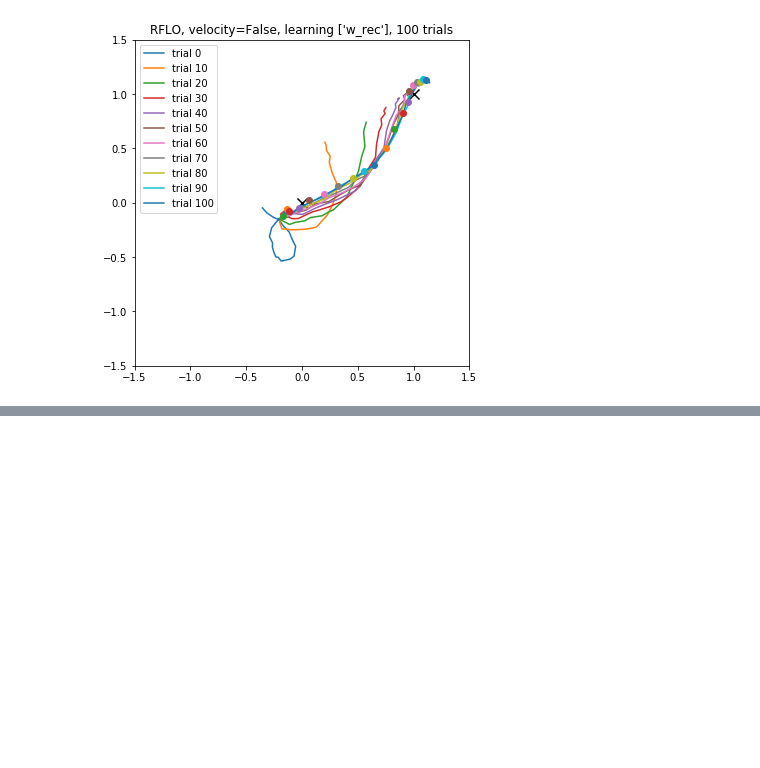
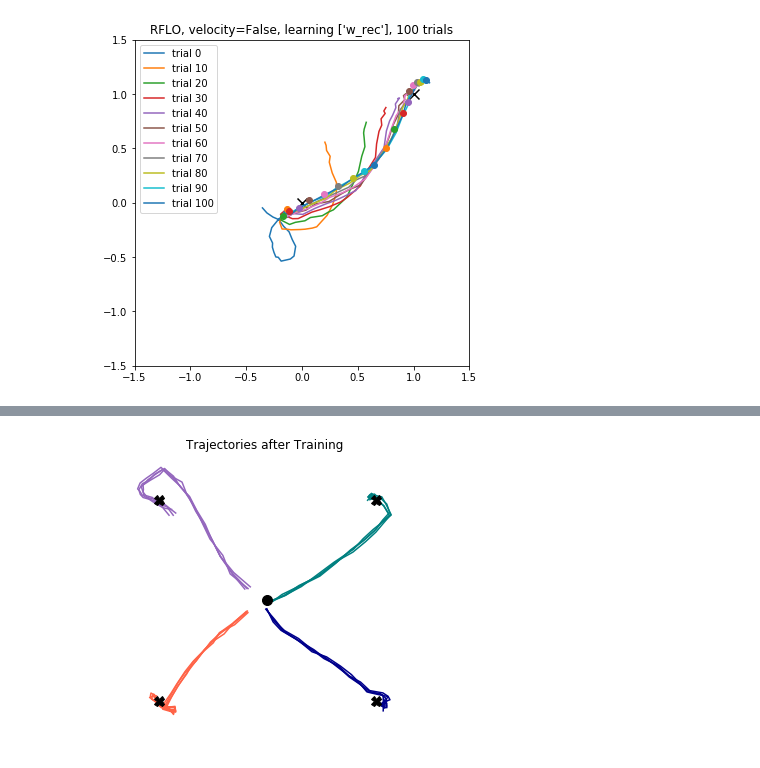
Before and after one commit to jacobfulano/rnn-learning, a Jupyter notebook: examples/Example1-RFLO.ipynb, the cells around one changed output, grey strips where cells are left out. Cells and saved outputs as stored; diff of their text form; code cells hidden in the pictures; blank space fills up the shorter version.

```diff
--- a/examples/Example1-RFLO.ipynb
+++ b/examples/Example1-RFLO.ipynb
@@ -165,0 +172,4 @@ plt.show()
+# %%
+fig = plot_trained_trajectories(sim=sim, tasks=[task1,task2,task3,task4])
+# %% [output]
+[figure, added]
```
Also changed, not shown: parts of 3 cells of this notebook, 6 other files.
